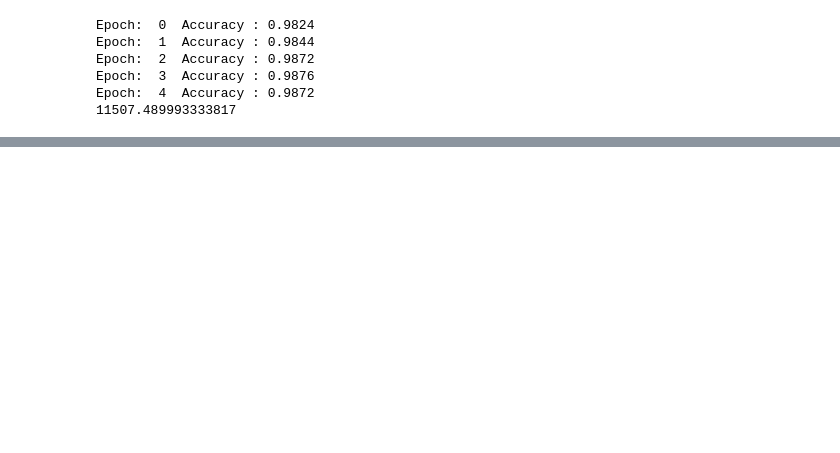
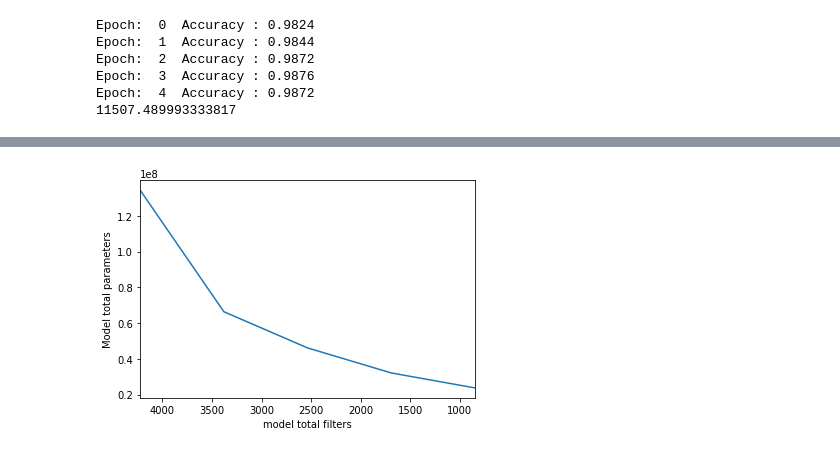
Before and after one commit to agreigra/pruning-cnn, a Jupyter notebook: vgg16.ipynb, the cells around one changed output, grey strips where cells are left out. Drawn from its saved outputs; the diff is of its cells as text; code cells hidden in the pictures; blank space fills up the shorter version.

```diff
--- a/vgg16.ipynb
+++ b/vgg16.ipynb
@@ -102,0 +181,9 @@ Numbre of parameters: 134268738
+# %%
+plt.plot(hist["filters"], hist["parameters"])
+plt.xlabel('model total filters')
+plt.ylabel('Model total parameters')
+plt.xlim(hist["filters"][0], hist["filters"][-1])
+plt.savefig('parametersvgg16.png')
+#plt.ylim(hist["parameters"][0], hist["parameters"][-1])
+# %% [output]
+[figure, added]
```
Also changed, not shown: parts of 15 cells of this notebook.
